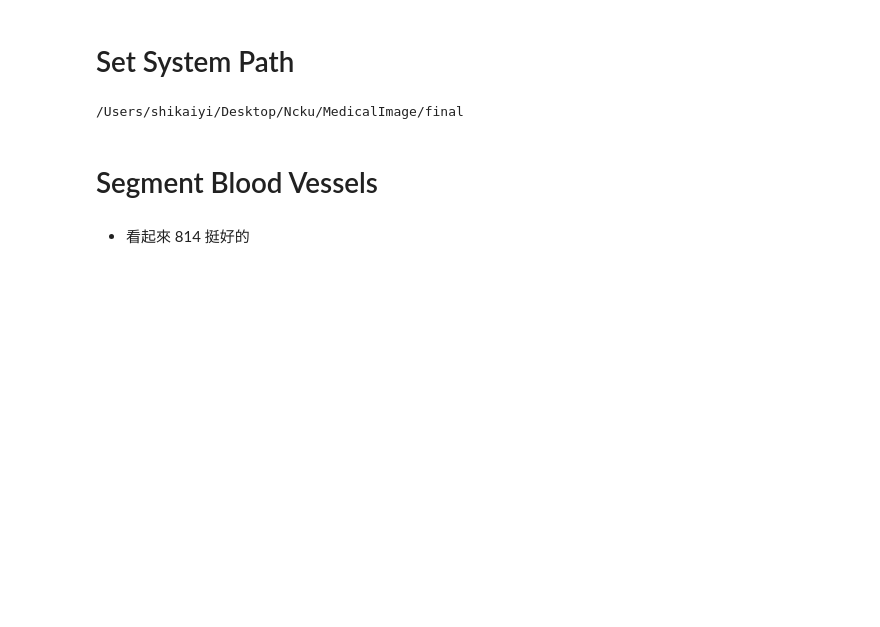
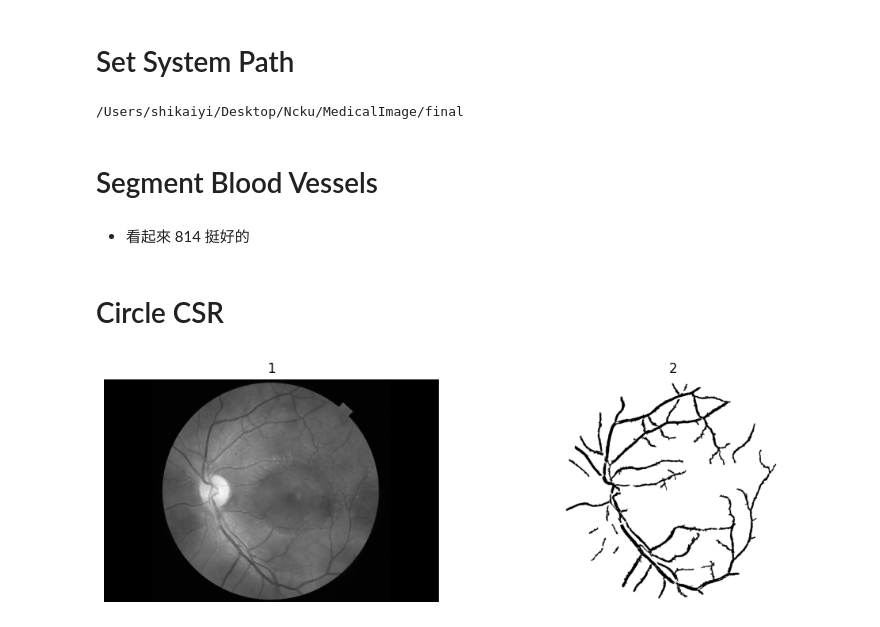
Before and after one commit to Spector3702/RetinalAnalysis, a Jupyter notebook: CSR/process_csr.ipynb, the cells around one changed output. Cells and saved outputs as stored; diff of their text form; code cells hidden in the pictures; blank space fills up the shorter version.

Commit message:
circle csr

```diff
--- a/CSR/process_csr.ipynb
+++ b/CSR/process_csr.ipynb
@@ -27,3 +27,5 @@ for file_name in filesArray:
     cv2.imwrite(destinationFolder + file_name_no_extension + "_bloodvessel.png", bloodvessel)
 # %% [markdown]
 - 看起來 814 挺好的
+# %% [markdown]
+# Circle CSR
@@ -29,0 +38,12 @@ for file_name in filesArray:
+# %%
+original_path = 'data/Sample_imgs/CSR/814.png'
+original_img = Image.open(original_path)
+gray_original_img = original_img.convert('L')
+
+blood_vessel_path = 'data/Sample_imgs/CSR_processed/814_bloodvessel.png'
+blood_vessel_img = Image.open(blood_vessel_path)
+gray_blood_vessel_img = blood_vessel_img.convert('L')
+
+compare_plots(gray_original_img, gray_blood_vessel_img)
+# %% [output]
+[figure, added]
```
Also changed, not shown: parts of 16 cells of this notebook, 1 other file.
